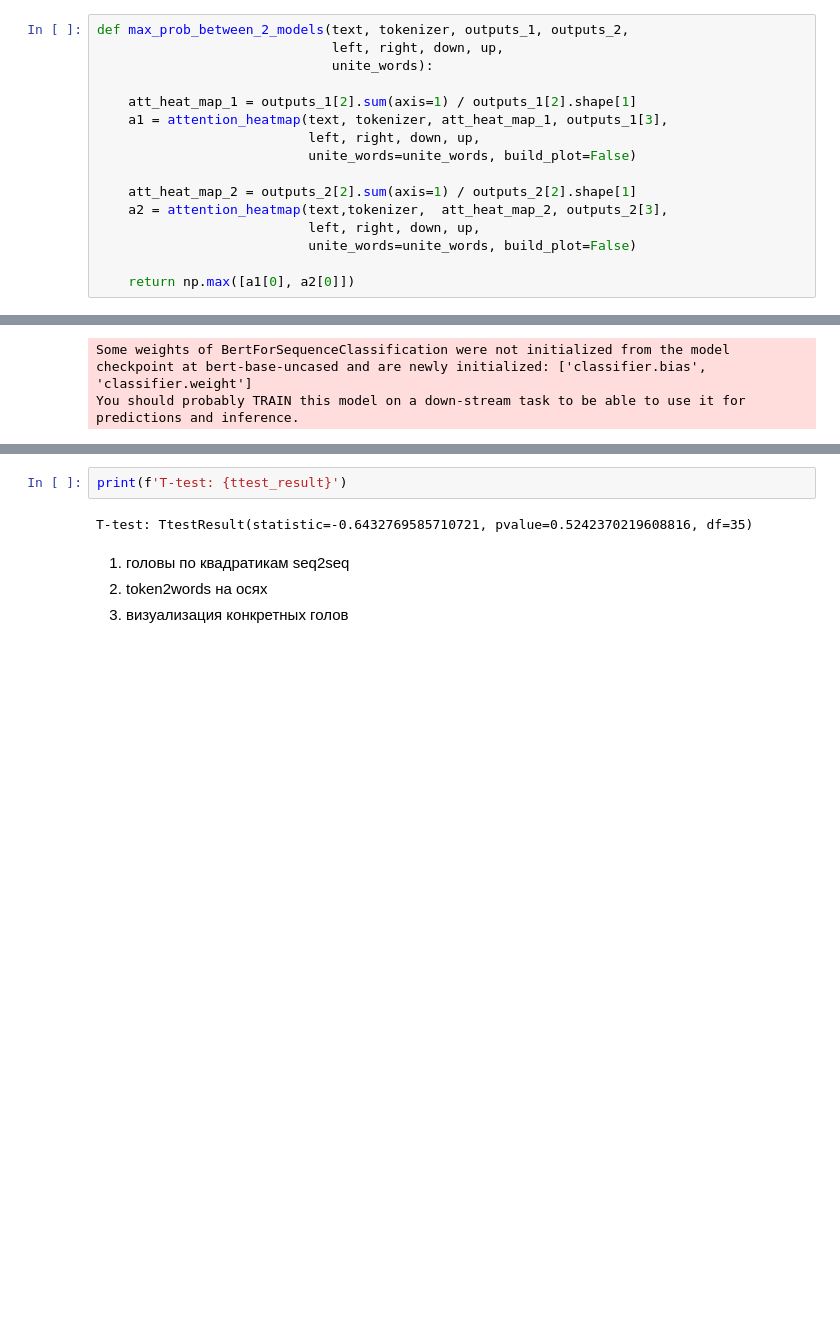
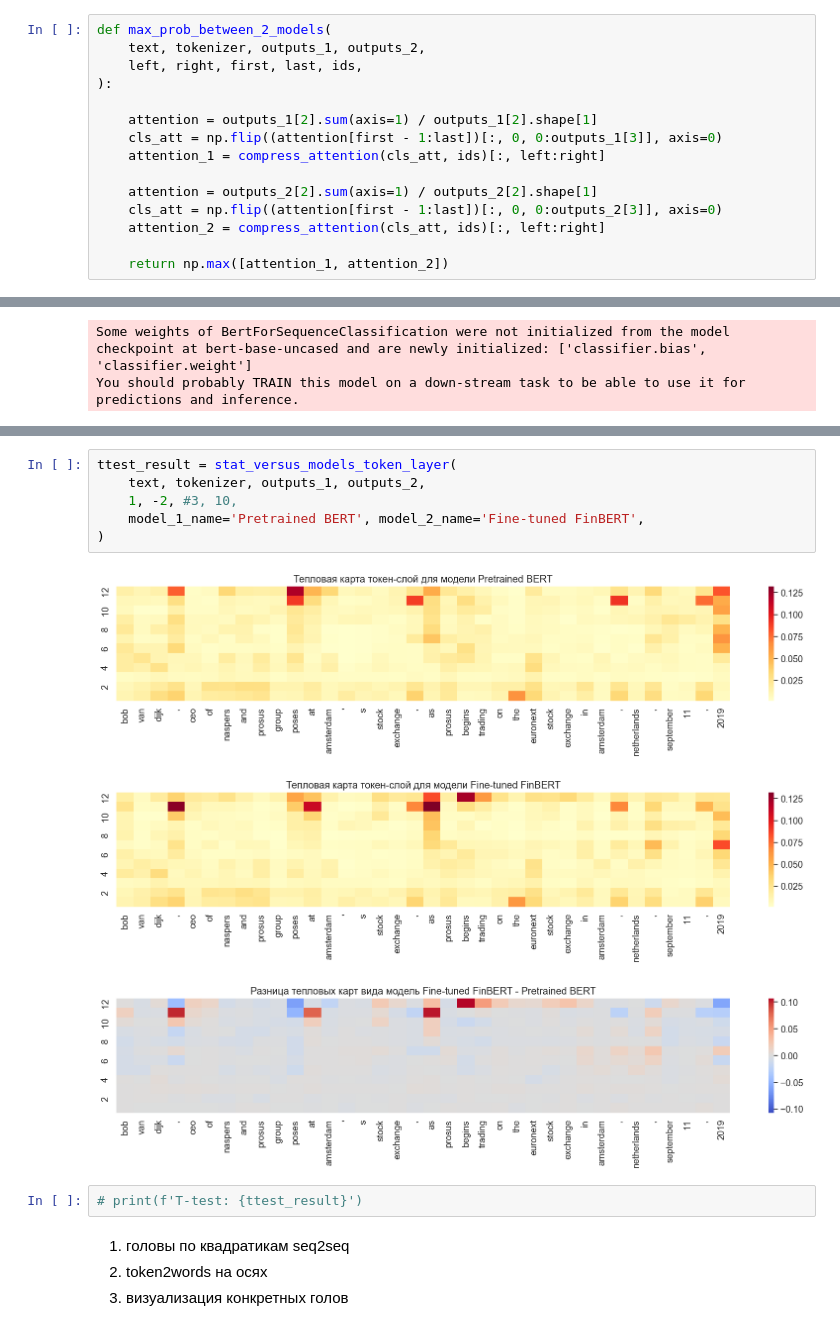
Before and after one commit to em-4ejlobekob/Attention-visualization, a Jupyter notebook: Визуализация и сравнение слоёв attention'а.ipynb, the cells around one changed output, grey strips where cells are left out. Cells and saved outputs as stored; diff of their text form; blank space fills up the shorter version.

```diff
--- a/Визуализация и сравнение слоёв attention'а.ipynb
+++ b/Визуализация и сравнение слоёв attention'а.ipynb
@@ -330,21 +292,20 @@ def hists(x, y, bins_num=100):
 # %% [markdown]
 В каждой модели разные головы могут с разной силой реагировать на токены, поэтому для большей наглядности обе тепловые карты должны отображать один масштаб.
 # %%
-def max_prob_between_2_models(text, tokenizer, outputs_1, outputs_2,
-                              left, right, down, up,
-                              unite_words):
+def max_prob_between_2_models(
+    text, tokenizer, outputs_1, outputs_2,
+    left, right, first, last, ids,
+):
 
-    att_heat_map_1 = outputs_1[2].sum(axis=1) / outputs_1[2].shape[1]
-    a1 = attention_heatmap(text, tokenizer, att_heat_map_1, outputs_1[3],
-                           left, right, down, up,
-                           unite_words=unite_words, build_plot=False)
+    attention = outputs_1[2].sum(axis=1) / outputs_1[2].shape[1]
+    cls_att = np.flip((attention[first - 1:last])[:, 0, 0:outputs_1[3]], axis=0)
+    attention_1 = compress_attention(cls_att, ids)[:, left:right]
 
-    att_heat_map_2 = outputs_2[2].sum(axis=1) / outputs_2[2].shape[1]
-    a2 = attention_heatmap(text,tokenizer,  att_heat_map_2, outputs_2[3],
-                           left, right, down, up,
-                           unite_words=unite_words, build_plot=False)
+    attention = outputs_2[2].sum(axis=1) / outputs_2[2].shape[1]
+    cls_att = np.flip((attention[first - 1:last])[:, 0, 0:outputs_2[3]], axis=0)
+    attention_2 = compress_attention(cls_att, ids)[:, left:right]
 
-    return np.max([a1[0], a2[0]])
+    return np.max([attention_1, attention_2])
 # %% [markdown]
 Осталось просто сравнить две модели. Для большей наглядности посмотрим на тепловую карту разницы дообученной и обычной модели.
 # %%
@@ -427,7 +383,15 @@ ttest_result = stat_versus_models_token_layer(
+# %%
+ttest_result = stat_versus_models_token_layer(
+    text, tokenizer, outputs_1, outputs_2,
+    1, -2, #3, 10,
+    model_1_name='Pretrained BERT', model_2_name='Fine-tuned FinBERT',
+)
+# %% [output]
+[figure, added]
+[figure, added]
+[figure, added]
 # %%
-print(f'T-test: {ttest_result}')
+# print(f'T-test: {ttest_result}')
-# %% [output]
-T-test: TtestResult(statistic=-0.6432769585710721, pvalue=0.5242370219608816, df=35)
 # %% [markdown]
 1. головы по квадратикам seq2seq
 2. token2words на осях
```
Also changed, not shown: parts of 33 cells of this notebook.
